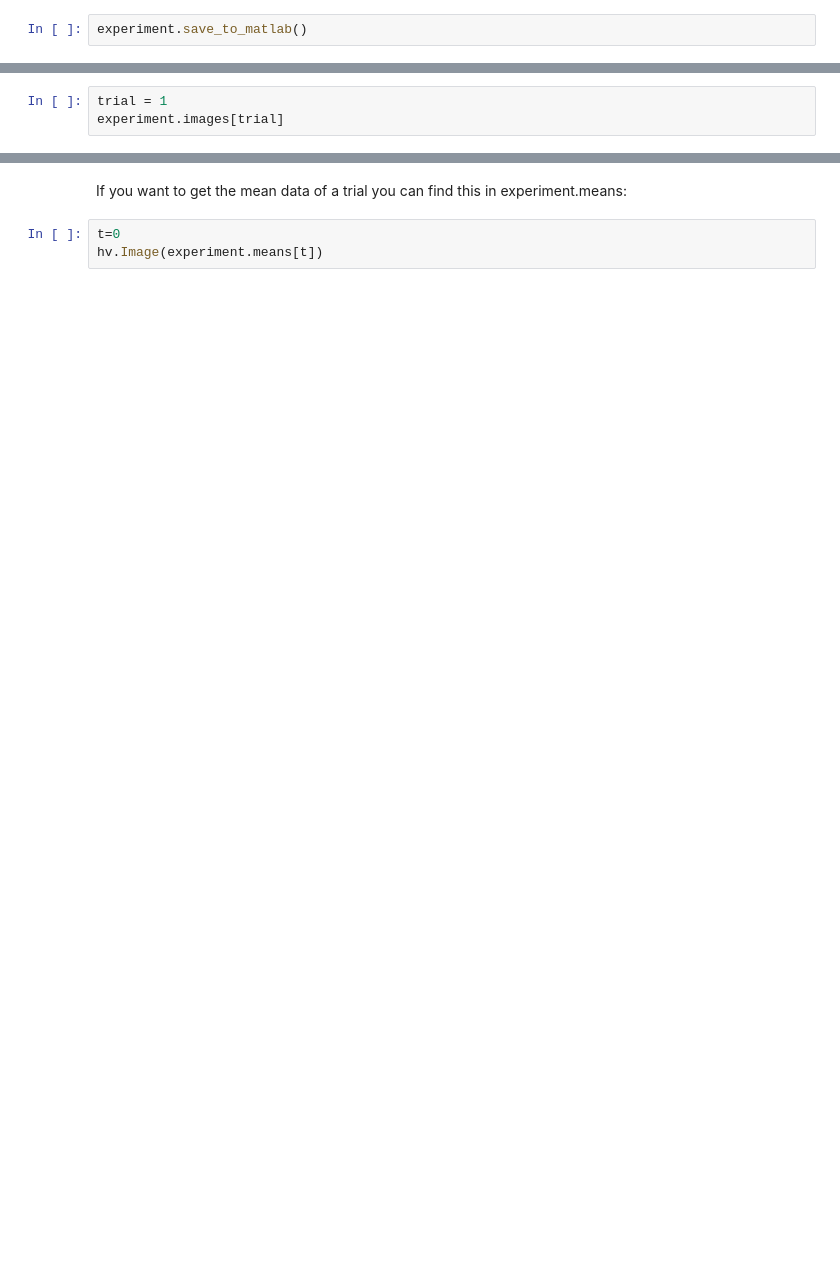
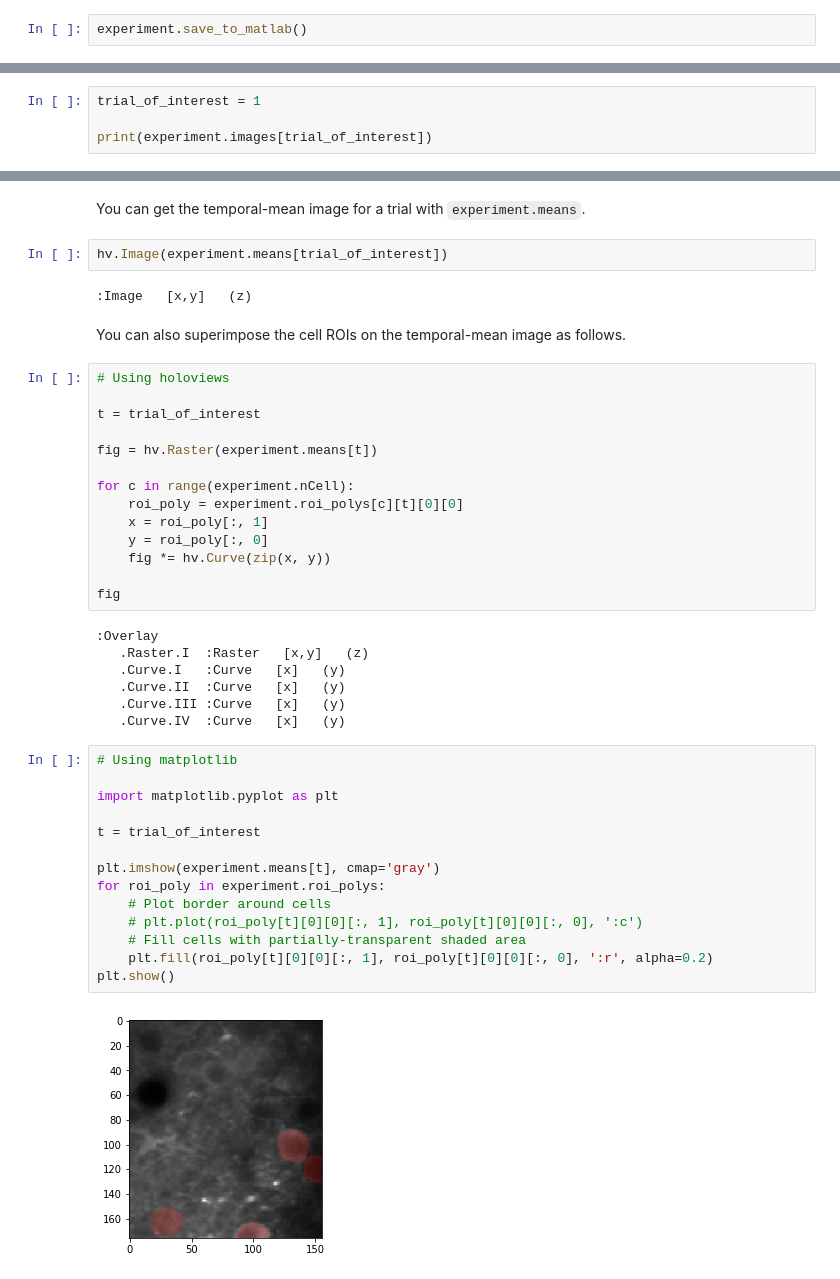
Before and after one commit to rochefort-lab/fissa, a Jupyter notebook: examples/Basic usage.ipynb, the cells around one changed output, grey strips where cells are left out. Saved outputs shown, nothing was run; the diff lists cells and outputs as text; blank space fills up the shorter version.

```diff
--- a/examples/Basic usage.ipynb
+++ b/examples/Basic usage.ipynb
@@ -137,3 +197,4 @@ If you'd want to access a specific tifffile for a specific trial you can get its
 # %%
-trial = 1
-experiment.images[trial]
+trial_of_interest = 1
+
+print(experiment.images[trial_of_interest])
@@ -142,6 +205,46 @@ experiment.images[trial]
 # %% [markdown]
-If you want to get the mean data of a trial you can find this in experiment.means:
+You can get the temporal-mean image for a trial with `experiment.means`.
 # %%
-t=0
-hv.Image(experiment.means[t])
+hv.Image(experiment.means[trial_of_interest])
+# %% [output]
+:Image   [x,y]   (z)
+# %% [markdown]
+You can also superimpose the cell ROIs on the temporal-mean image as follows.
+# %%
+# Using holoviews
+
+t = trial_of_interest
+
+fig = hv.Raster(experiment.means[t])
+
+for c in range(experiment.nCell):
+    roi_poly = experiment.roi_polys[c][t][0][0]
+    x = roi_poly[:, 1]
+    y = roi_poly[:, 0]
+    fig *= hv.Curve(zip(x, y))
+
+fig
+# %% [output]
+:Overlay
+   .Raster.I  :Raster   [x,y]   (z)
+   .Curve.I   :Curve   [x]   (y)
+   .Curve.II  :Curve   [x]   (y)
+   .Curve.III :Curve   [x]   (y)
+   .Curve.IV  :Curve   [x]   (y)
+# %%
+# Using matplotlib
+
+import matplotlib.pyplot as plt
+
+t = trial_of_interest
+
+plt.imshow(experiment.means[t], cmap='gray')
+for roi_poly in experiment.roi_polys:
+    # Plot border around cells
+    # plt.plot(roi_poly[t][0][0][:, 1], roi_poly[t][0][0][:, 0], ':c')
+    # Fill cells with partially-transparent shaded area
+    plt.fill(roi_poly[t][0][0][:, 1], roi_poly[t][0][0][:, 0], ':r', alpha=0.2)
+plt.show()
+# %% [output]
+[figure, added]
 # %% [markdown]
```
Also changed, not shown: parts of 36 cells of this notebook, 9 other files.
